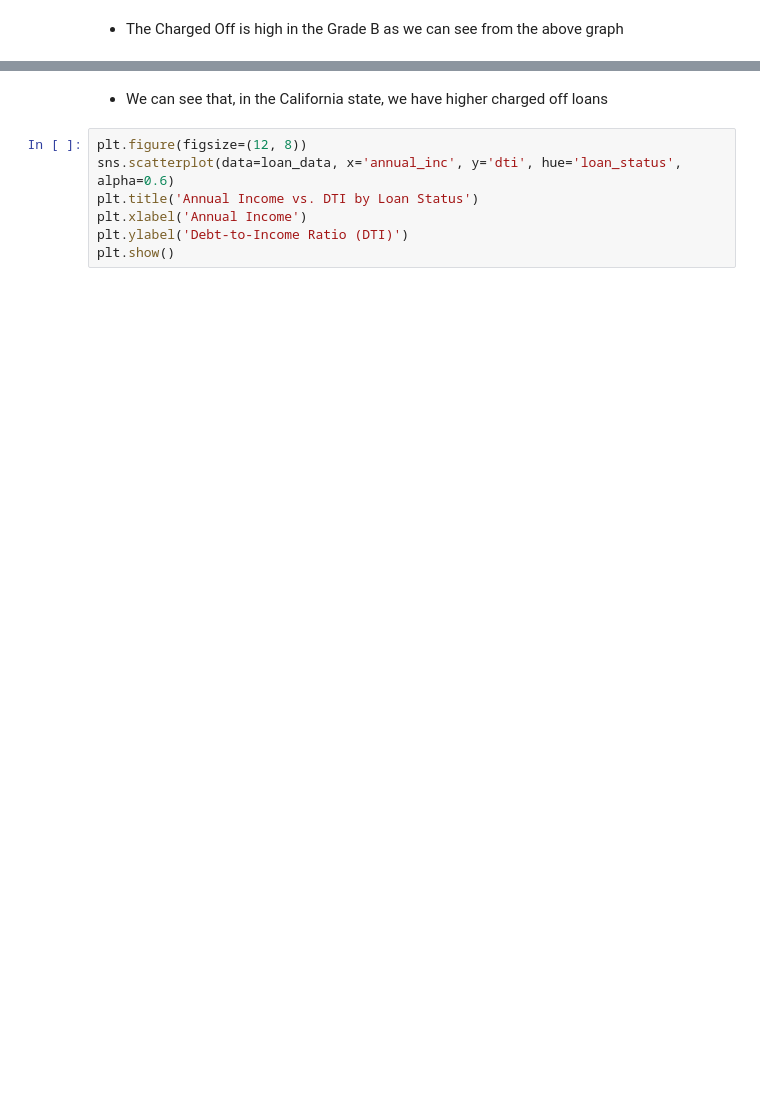
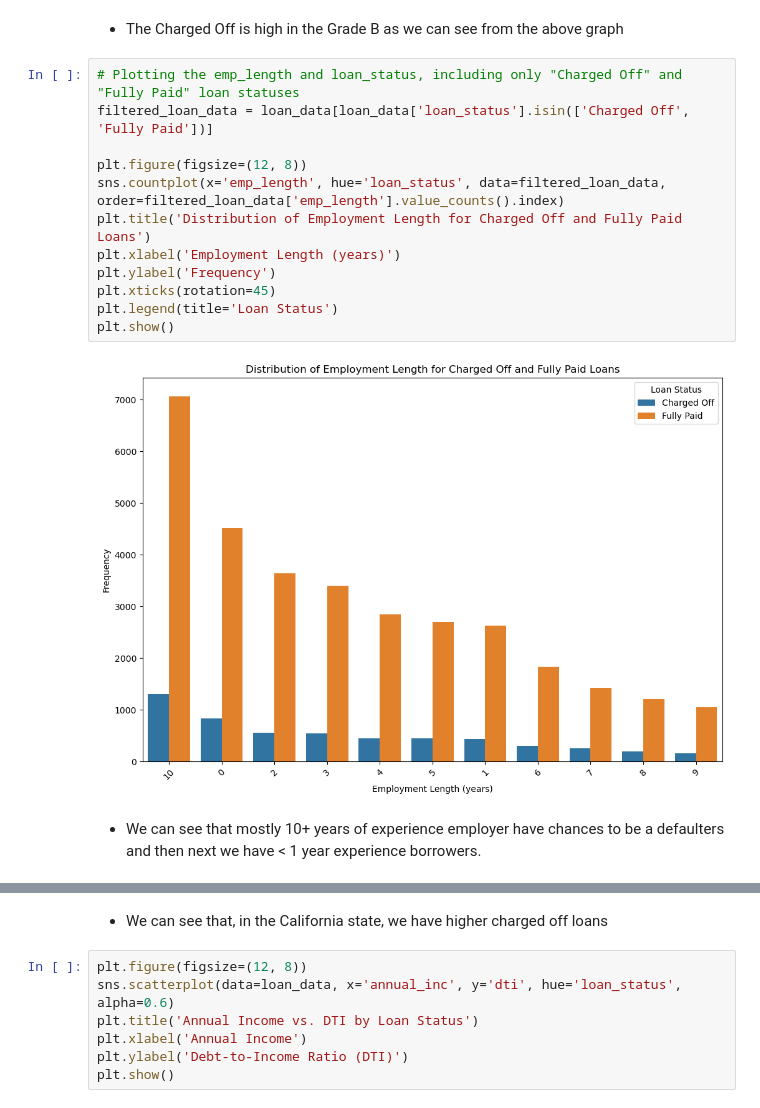
Before and after one commit to SripriyaValluru/LendingClubCaseStudy, a Jupyter notebook: LendingClubCaseStudy_By_Group_Priya.ipynb, the cells around one changed output, grey strips where cells are left out. Cells and saved outputs as stored; diff of their text form; blank space fills up the shorter version.

```diff
--- a/LendingClubCaseStudy_By_Group_Priya.ipynb
+++ b/LendingClubCaseStudy_By_Group_Priya.ipynb
@@ -528,5 +528,21 @@ plt.show()
 # %% [markdown]
 - The Charged Off is high in the Grade B as we can see from the above graph
+# %%
+# Plotting the emp_length and loan_status, including only "Charged Off" and "Fully Paid" loan statuses
+filtered_loan_data = loan_data[loan_data['loan_status'].isin(['Charged Off', 'Fully Paid'])]
+
+plt.figure(figsize=(12, 8))
+sns.countplot(x='emp_length', hue='loan_status', data=filtered_loan_data, order=filtered_loan_data['emp_length'].value_counts().index)
+plt.title('Distribution of Employment Length for Charged Off and Fully Paid Loans')
+plt.xlabel('Employment Length (years)')
+plt.ylabel('Frequency')
+plt.xticks(rotation=45)
+plt.legend(title='Loan Status')
+plt.show()
+# %% [output]
+[figure, added]
+# %% [markdown]
+- We can see that mostly 10+ years of experience employer have chances to be a defaulters and then next we have < 1 year experience borrowers.
 # %%
 # Plotting b/w Address state and Number of charged_off loans
 charged_off_data = loan_data[loan_data["loan_status"] == "Charged Off"]
```
Also changed, not shown: parts of 18 cells of this notebook.
